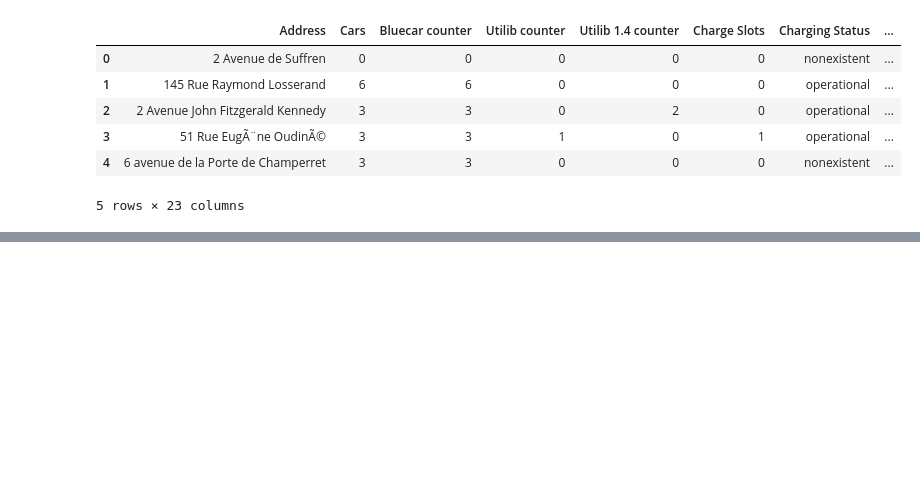
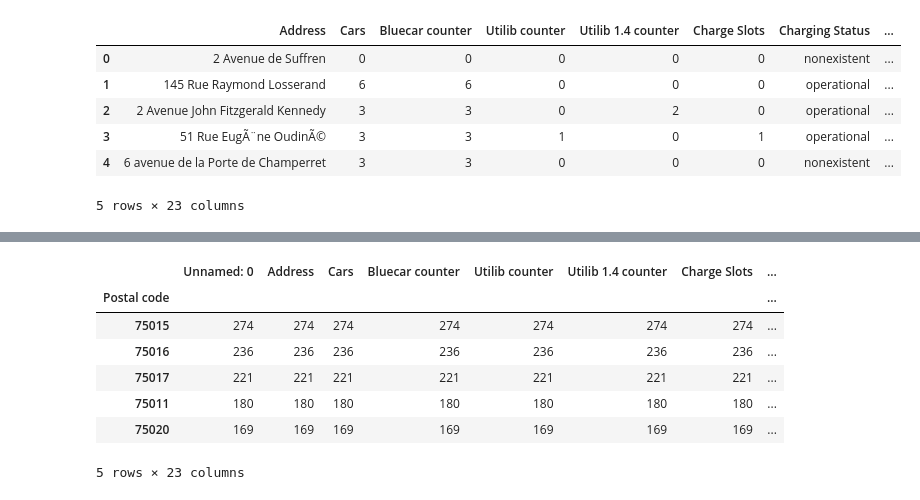
Before and after one commit to mbururyan/Electric-Car-Sharing, a Jupyter notebook: WK4_IP_Ryan_Mburu_Electric_Car_Sharing_Data_Mining.ipynb, the cells around one changed output, grey strips where cells are left out. Cells and saved outputs as stored; diff of their text form; code cells hidden in the pictures; blank space fills up the shorter version.

```diff
--- a/WK4_IP_Ryan_Mburu_Electric_Car_Sharing_Data_Mining.ipynb
+++ b/WK4_IP_Ryan_Mburu_Electric_Car_Sharing_Data_Mining.ipynb
@@ -177,0 +247,19 @@ df_new
+# %%
+# Most popular postal code
+
+#Grouping postal code by count
+group_postal = df.groupby('Postal code').count()
+group_postal
+
+#Sort in Descending order
+pop_postal = group_postal.sort_values('Cars', ascending=0)
+pop_postal.head()
+# %% [output]
+|  | Unnamed: 0 | Address | Cars | Bluecar counter | Utilib counter | Utilib 1.4 counter | Charge Slots | ... |
+| Postal code |  |  |  |  |  |  |  | ... |
+| 75015 | 274 | 274 | 274 | 274 | 274 | 274 | 274 | ... |
+| 75016 | 236 | 236 | 236 | 236 | 236 | 236 | 236 | ... |
+| 75017 | 221 | 221 | 221 | 221 | 221 | 221 | 221 | ... |
+| 75011 | 180 | 180 | 180 | 180 | 180 | 180 | 180 | ... |
+| 75020 | 169 | 169 | 169 | 169 | 169 | 169 | 169 | ... |
+5 rows × 23 columns
```
Also changed, not shown: parts of 12 cells of this notebook.
